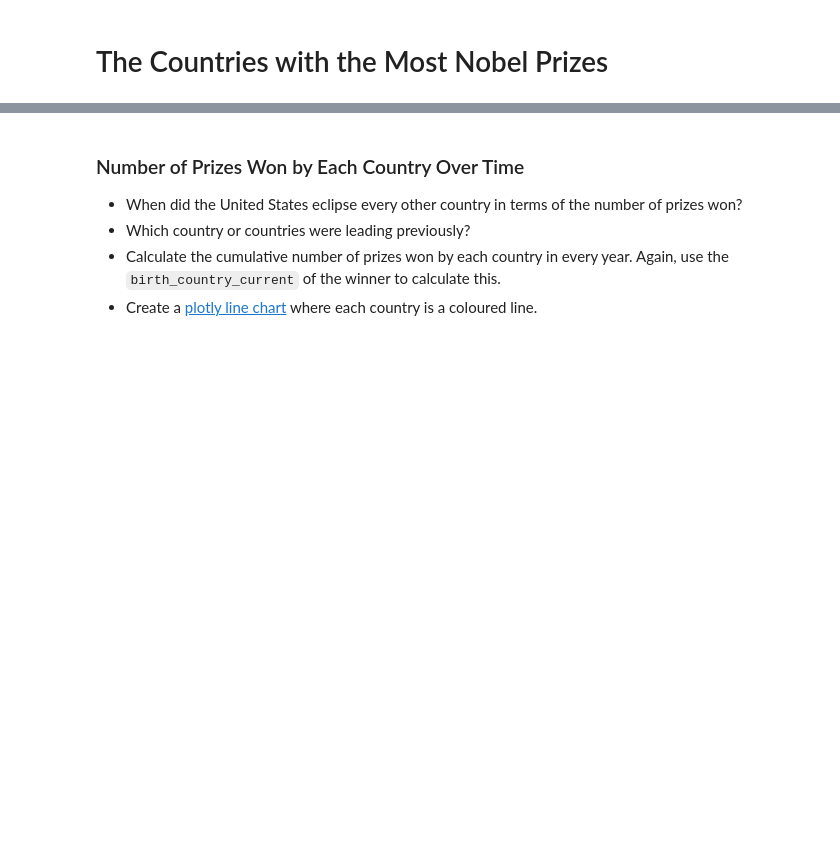
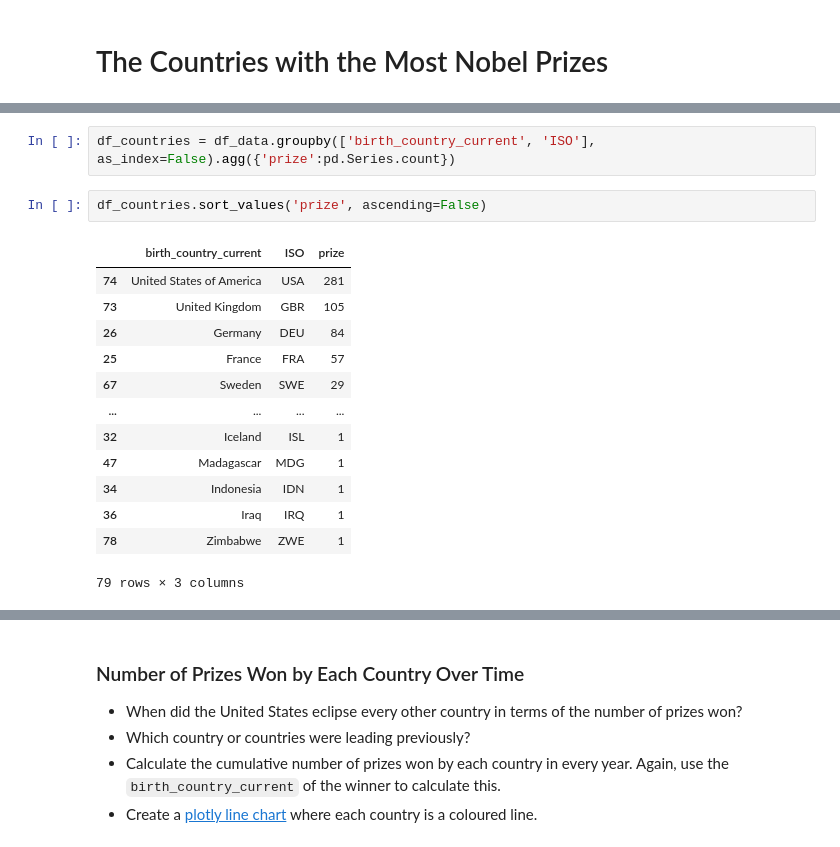
Before and after one commit to krook98/nobel-prize-analysis, a Jupyter notebook: Nobel_Prize_Analysis_(start).ipynb, the cells around one changed output, grey strips where cells are left out. Cells and saved outputs as stored; diff of their text form; blank space fills up the shorter version.

```diff
--- a/Nobel_Prize_Analysis_(start).ipynb
+++ b/Nobel_Prize_Analysis_(start).ipynb
@@ -385,3 +482,21 @@ plt.show()
 * Experiment with [plotly's available colours](https://plotly.com/python/builtin-colorscales/). I quite like the sequential colour `matter` on this map.
 
 Hint: You'll need to use a 3 letter country code for each country.
+# %%
+df_countries = df_data.groupby(['birth_country_current', 'ISO'], as_index=False).agg({'prize':pd.Series.count})
+# %%
+df_countries.sort_values('prize', ascending=False)
+# %% [output]
+|  | birth_country_current | ISO | prize |
+| 74 | United States of America | USA | 281 |
+| 73 | United Kingdom | GBR | 105 |
+| 26 | Germany | DEU | 84 |
+| 25 | France | FRA | 57 |
+| 67 | Sweden | SWE | 29 |
+| ... | ... | ... | ... |
+| 32 | Iceland | ISL | 1 |
+| 47 | Madagascar | MDG | 1 |
+| 34 | Indonesia | IDN | 1 |
+| 36 | Iraq | IRQ | 1 |
+| 78 | Zimbabwe | ZWE | 1 |
+79 rows × 3 columns
```
Also changed, not shown: parts of 11 cells of this notebook.
